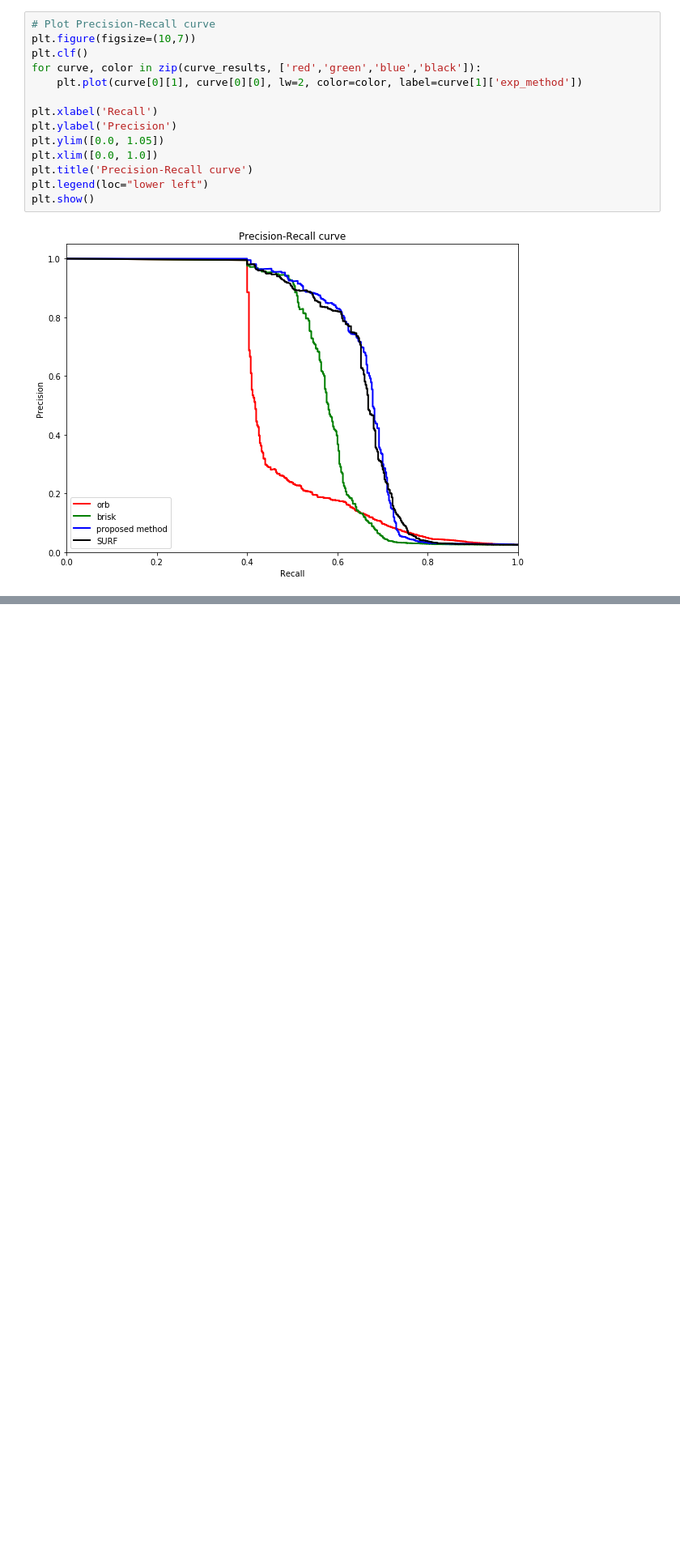
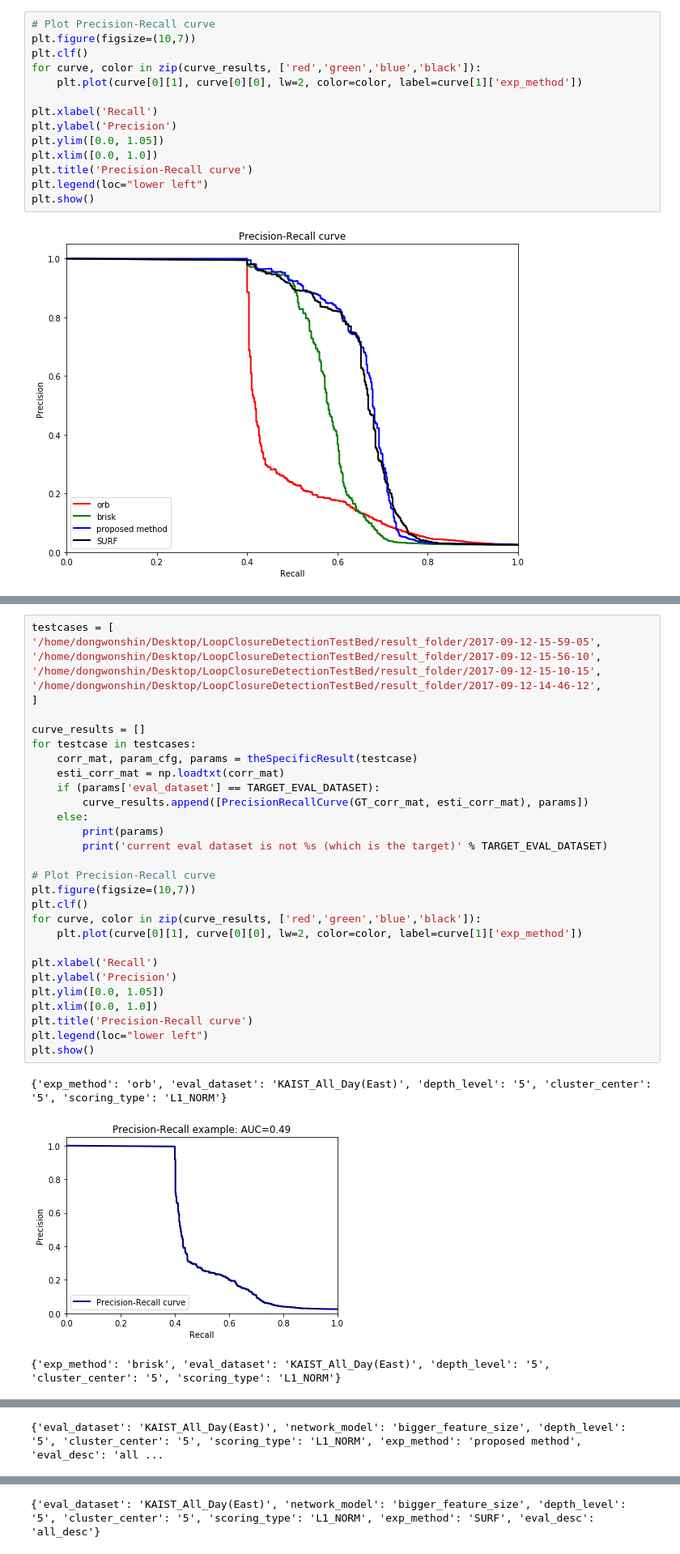
Before and after one commit to JustWon/LoopClosureDetectionTestBed, a Jupyter notebook: 20170912 Experiment for KA-East.ipynb, the cells around one changed output, grey strips where cells are left out. Shown at 81% size. Cells and saved outputs as stored; diff of their text form; blank space fills up the shorter version.

Commit message:
KA dataset exp complete

```diff
--- a/20170912 Experiment for KA-East.ipynb
+++ b/20170912 Experiment for KA-East.ipynb
@@ -127,0 +130,35 @@ plt.show()
+# %%
+testcases = [
+'/home/dongwonshin/Desktop/LoopClosureDetectionTestBed/result_folder/2017-09-12-15-59-05',
+'/home/dongwonshin/Desktop/LoopClosureDetectionTestBed/result_folder/2017-09-12-15-56-10',
+'/home/dongwonshin/Desktop/LoopClosureDetectionTestBed/result_folder/2017-09-12-15-10-15',
+'/home/dongwonshin/Desktop/LoopClosureDetectionTestBed/result_folder/2017-09-12-14-46-12',
+]
+
+curve_results = []
+for testcase in testcases:
+    corr_mat, param_cfg, params = theSpecificResult(testcase)
+    esti_corr_mat = np.loadtxt(corr_mat)
+    if (params['eval_dataset'] == TARGET_EVAL_DATASET):
+        curve_results.append([PrecisionRecallCurve(GT_corr_mat, esti_corr_mat), params])
+    else:
+        print(params)
+        print('current eval dataset is not %s (which is the target)' % TARGET_EVAL_DATASET)
+
+# Plot Precision-Recall curve
+plt.figure(figsize=(10,7))
+plt.clf()
+for curve, color in zip(curve_results, ['red','green','blue','black']):
+    plt.plot(curve[0][1], curve[0][0], lw=2, color=color, label=curve[1]['exp_method'])
+
+plt.xlabel('Recall')
+plt.ylabel('Precision')
+plt.ylim([0.0, 1.05])
+plt.xlim([0.0, 1.0])
+plt.title('Precision-Recall curve')
+plt.legend(loc="lower left")
+plt.show()
+# %% [output]
+{'exp_method': 'orb', 'eval_dataset': 'KAIST_All_Day(East)', 'depth_level': '5', 'cluster_center': '5', 'scoring_type': 'L1_NORM'}
+[figure, added]
+{'exp_method': 'brisk', 'eval_dataset': 'KAIST_All_Day(East)', 'depth_level': '5', 'cluster_center': '5', 'scoring_type': 'L1_NORM'}
@@ -127,0 +166 @@ plt.show()
+{'eval_dataset': 'KAIST_All_Day(East)', 'network_model': 'bigger_feature_size', 'depth_level': '5', 'cluster_center': '5', 'scoring_type': 'L1_NORM', 'exp_method': 'proposed method', 'eval_desc': 'all ...
@@ -127,0 +168 @@ plt.show()
+{'eval_dataset': 'KAIST_All_Day(East)', 'network_model': 'bigger_feature_size', 'depth_level': '5', 'cluster_center': '5', 'scoring_type': 'L1_NORM', 'exp_method': 'SURF', 'eval_desc': 'all_desc'}
```
Also changed, not shown: parts of 4 cells of this notebook, 51 other files.
